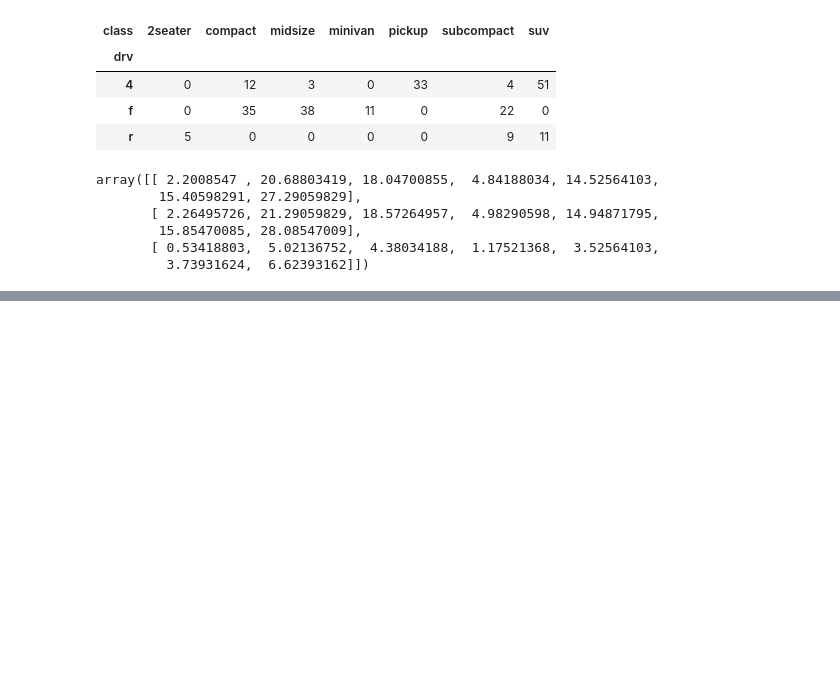
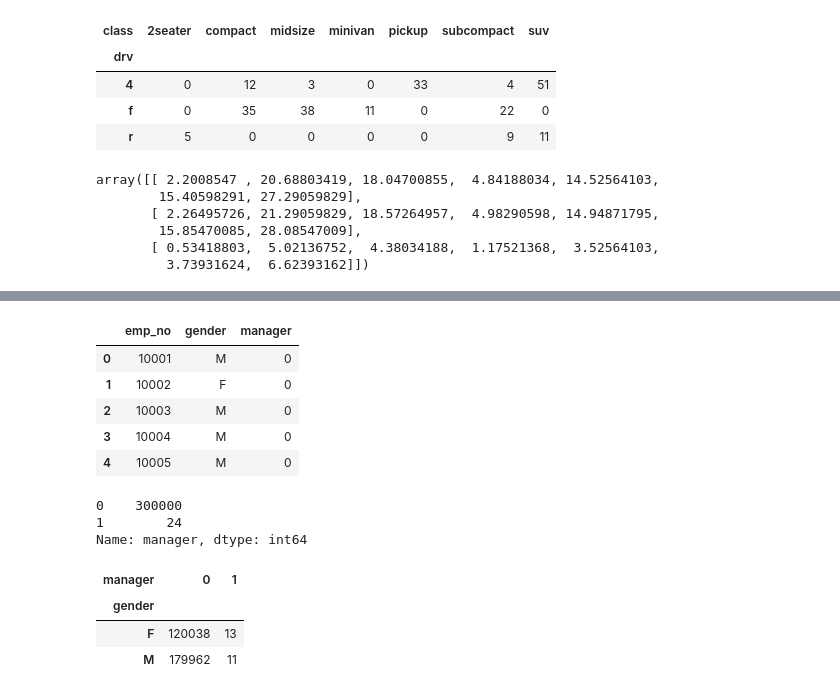
Before and after one commit to barbmarques/statistics-exercises, a Jupyter notebook: hypothesis_testing.ipynb, the cells around one changed output, grey strips where cells are left out. Saved outputs shown, nothing was run; the diff lists cells and outputs as text; code cells hidden in the pictures; blank space fills up the shorter version.

```diff
--- a/hypothesis_testing.ipynb
+++ b/hypothesis_testing.ipynb
@@ -852,0 +990,32 @@ def get_connection()
+# %%
+#rename columne and fill nan's
+
+gender_manager = gender_manager.rename(columns={'dept_no':'manager'}).fillna(0)
+# %%
+#use apply function to make manager status a binary
+
+gender_manager['manager'] = gender_manager['manager'].apply(lambda x: x if x == 0 else 1)
+# %%
+gender_manager.head()
+# %% [output]
+|  | emp_no | gender | manager |
+| 0 | 10001 | M | 0 |
+| 1 | 10002 | F | 0 |
+| 2 | 10003 | M | 0 |
+| 3 | 10004 | M | 0 |
+| 4 | 10005 | M | 0 |
+# %%
+gender_manager.manager.value_counts()
+# %% [output]
+0    300000
+1        24
+Name: manager, dtype: int64
+# %%
+#create a crosstab
+observed = pd.crosstab(gender_manager['gender'],gender_manager['manager'])
+observed
+# %% [output]
+| manager | 0 | 1 |
+| gender |  |  |
+| F | 120038 | 13 |
+| M | 179962 | 11 |
```
Also changed, not shown: parts of 19 cells of this notebook.
